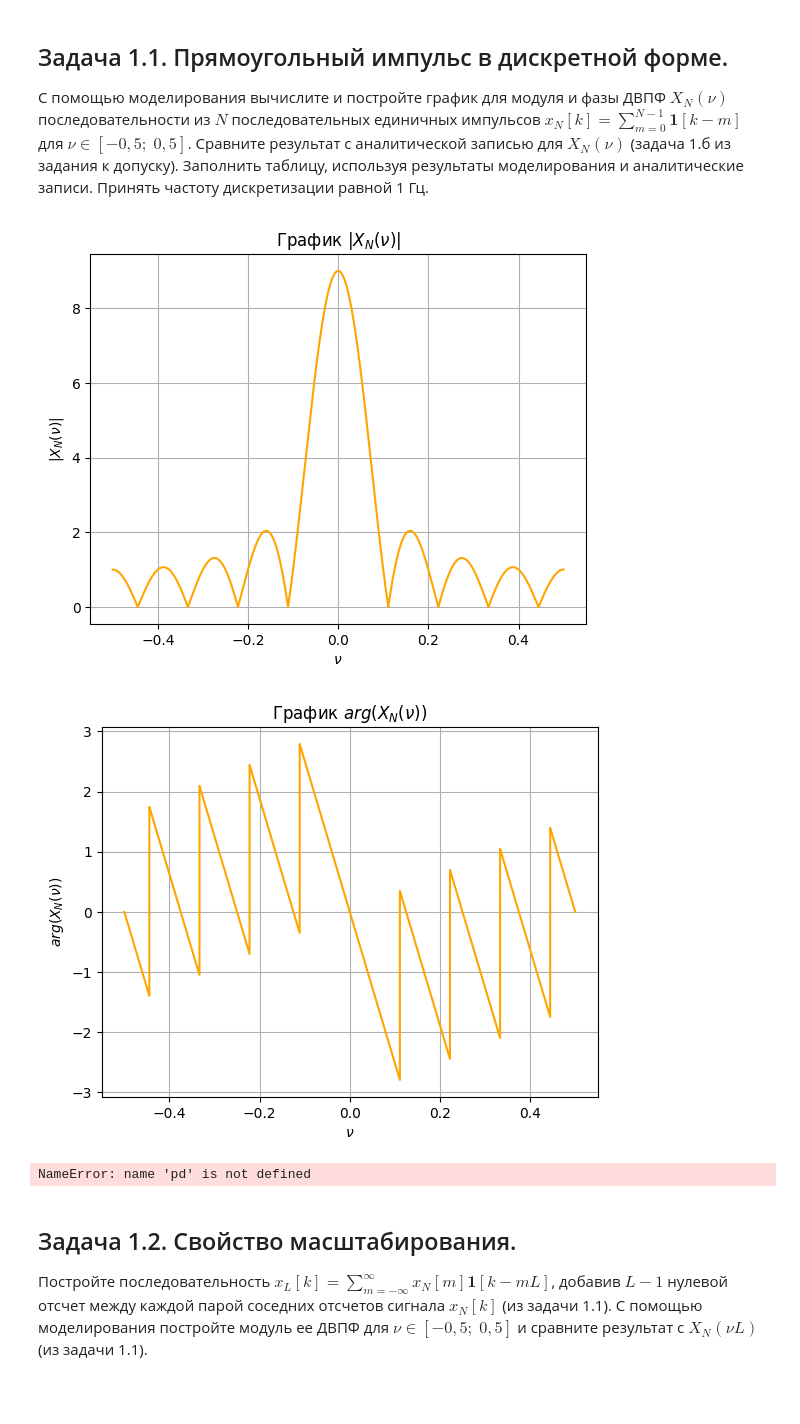
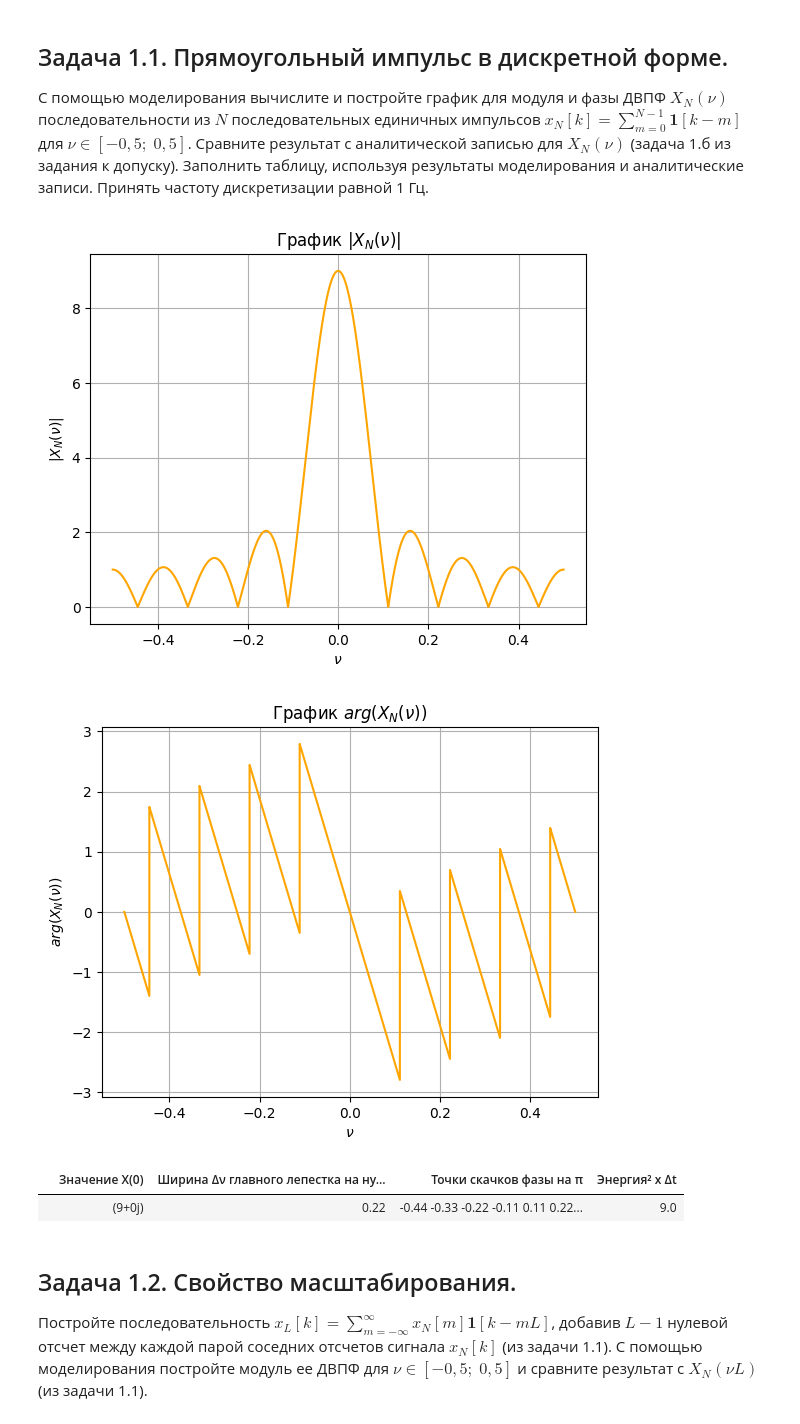
Before and after one commit to ogkisque/Radiophys_labs, a Jupyter notebook: 2_lab/Lab2_task_merzlyakov.ipynb, the cells around one changed output. Drawn from its saved outputs; the diff is of its cells as text; code cells hidden in the pictures; blank space fills up the shorter version.

```diff
--- a/2_lab/Lab2_task_merzlyakov.ipynb
+++ b/2_lab/Lab2_task_merzlyakov.ipynb
@@ -58,35 +56,36 @@ plt.show()
 ind_r = None
 ind_l = None
 
 spikes = nu[np.where(np.abs(np.angle(X_N(nu)) - np.angle(X_N(nu - 2 / (steps * 2)))) > np.pi -0.01)]
 
 ls = np.linspace(0, -0.5, steps)
 for i in range(len(ls)):
     if abs(X_N(ls[i])) <= abs(X_N(ls[i + 1])) and abs(X_N(ls[i])) <= abs(X_N(ls[i - 1])):
         ind_l = ls[i]
         break
 
 ls = np.linspace(0, 0.5, steps)
 for i in range(len(ls)):
     if abs(X_N(ls[i])) <= abs(X_N(ls[i + 1])) and abs(X_N(ls[i])) <= abs(X_N(ls[i - 1])):
         ind_r = ls[i]
         break
 
 data = {
     "Значение X(0)" : [X_N(0)],
     "Ширина Δν главного лепестка на нулевом уровне" : [f"{ind_r - ind_l:.2f}"],
     "Точки скачков фазы на π" : [" ".join([f"{spike:.2f}" for spike in spikes])],
-    "Энергия² x Δt" : [np.trapz(abs(X_N(nu)) * abs(X_N(nu)), nu)],
+    "Энергия² x Δt" : [np.trapezoid(abs(X_N(nu)) * abs(X_N(nu)), nu)],
 }
 df = pd.DataFrame(data)
 blankIndex=[''] * len(df)
 df.index=blankIndex
 
 df
 # %% [output]
 [figure]
 [figure]
-NameError: name 'pd' is not defined
+|  | Значение X(0) | Ширина Δν главного лепестка на ну... | Точки скачков фазы на π | Энергия² x Δt |
+|  | (9+0j) | 0.22 | -0.44 -0.33 -0.22 -0.11 0.11 0.22... | 9.0 |
 # %% [markdown]
 ## Задача 1.2.  Свойство масштабирования.
 
```
Also changed, not shown: parts of 26 cells of this notebook.
